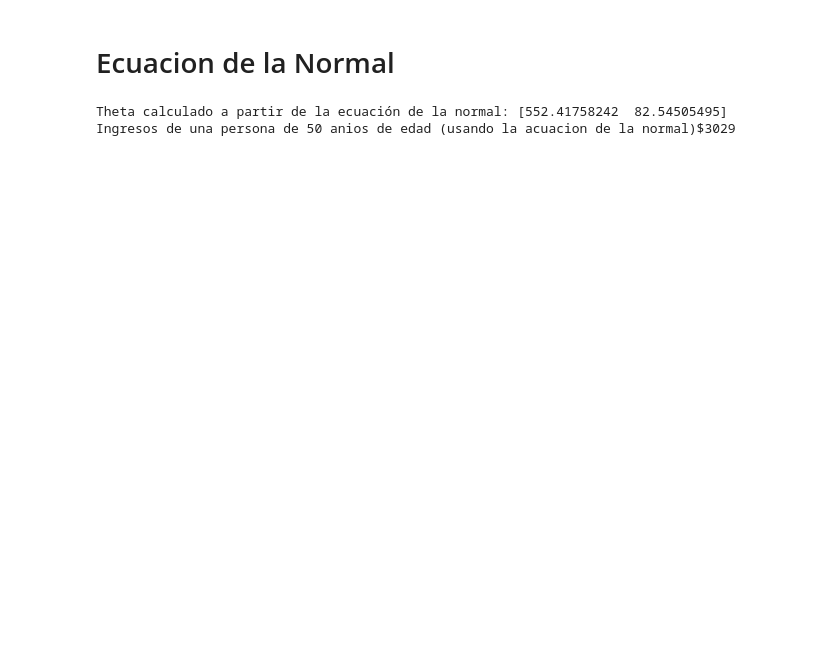
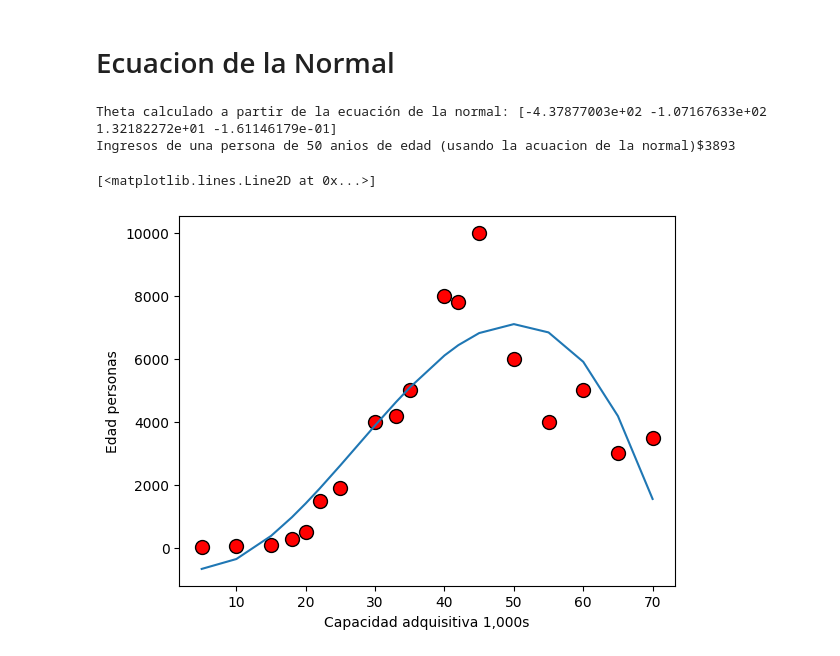
Before and after one commit to FranzDS01/InteligenciaArtifical, a Jupyter notebook: Laboratorios/lab08/lab08.ipynb, the cells around one changed output. Cells and saved outputs as stored; diff of their text form; code cells hidden in the pictures; blank space fills up the shorter version.

```diff
--- a/Laboratorios/lab08/lab08.ipynb
+++ b/Laboratorios/lab08/lab08.ipynb
@@ -141,10 +111,12 @@ pyplot.legend(['Datos de entrenamiento', 'Regresión'])
 # Ecuacion de la Normal
 # %%
 # Cargar datos
-data = np.loadtxt(os.path.join('../Datasets/', 'ejemplo2.csv'), delimiter=',',skiprows=1)
+data = pd.read_csv('../Datasets/ejemplo2.csv')
+data = data.to_numpy()
 X = data[:, :1]
 y = data[:, 1]
-m = y.size
+m = y.shape[0]
+X = np.concatenate([X, X * X, X*X*X], axis=1)
 X = np.concatenate([np.ones((m, 1)), X], axis=1)
 # %%
 def normalEqn(X, y):
@@ -164,10 +136,25 @@ print('Theta calculado a partir de la ecuación de la normal: {:s}'.format(
 
 # Estimar el precio para una casa de superficie de 1650 sq-ft y tres dormitorios
 edad=30
-X_array = [1,edad]
+X_array = [1,edad,edad**2,edad**3]
 price = np.dot(X_array, theta)
 
 print('Ingresos de una persona de 50 anios de edad (usando la acuacion de la normal)${:.0f}'.format(price))
 # %% [output]
-Theta calculado a partir de la ecuación de la normal: [552.41758242  82.54505495]
-Ingresos de una persona de 50 anios de edad (usando la acuacion de la normal)$3029
+Theta calculado a partir de la ecuación de la normal: [-4.37877003e+02 -1.07167633e+02  1.32182272e+01 -1.61146179e-01]
+Ingresos de una persona de 50 anios de edad (usando la acuacion de la normal)$3893
+# %%
+def plotData(x, y):
+    # Grafica los puntos x e y en una figura nueva.
+
+    fig = pyplot.figure()  # abre una nueva figura
+
+    pyplot.plot(x, y, 'ro', ms=10, mec='k')
+    pyplot.ylabel('Edad personas')
+    pyplot.xlabel('Capacidad adquisitiva 1,000s')
+# %%
+plotData(X[:, 1], y)
+pyplot.plot(X[:,1],np.dot(X,theta),'-')
+# %% [output]
+[<matplotlib.lines.Line2D at 0x...>]
+[figure, added]
```
Also changed, not shown: parts of 6 cells of this notebook, 41 other files.
